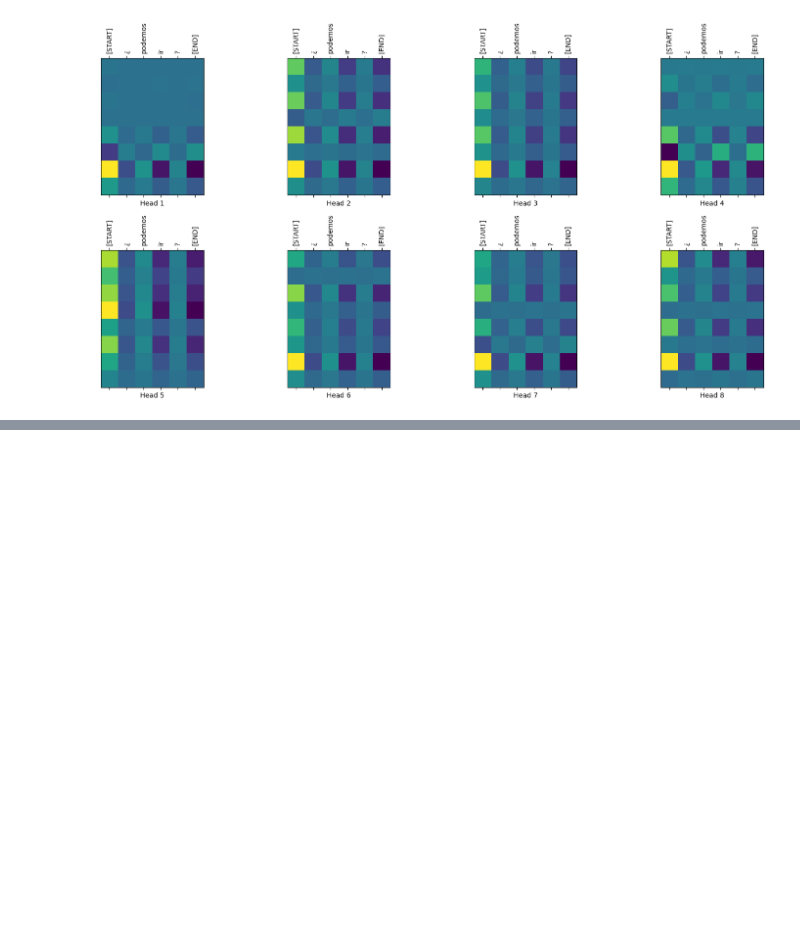
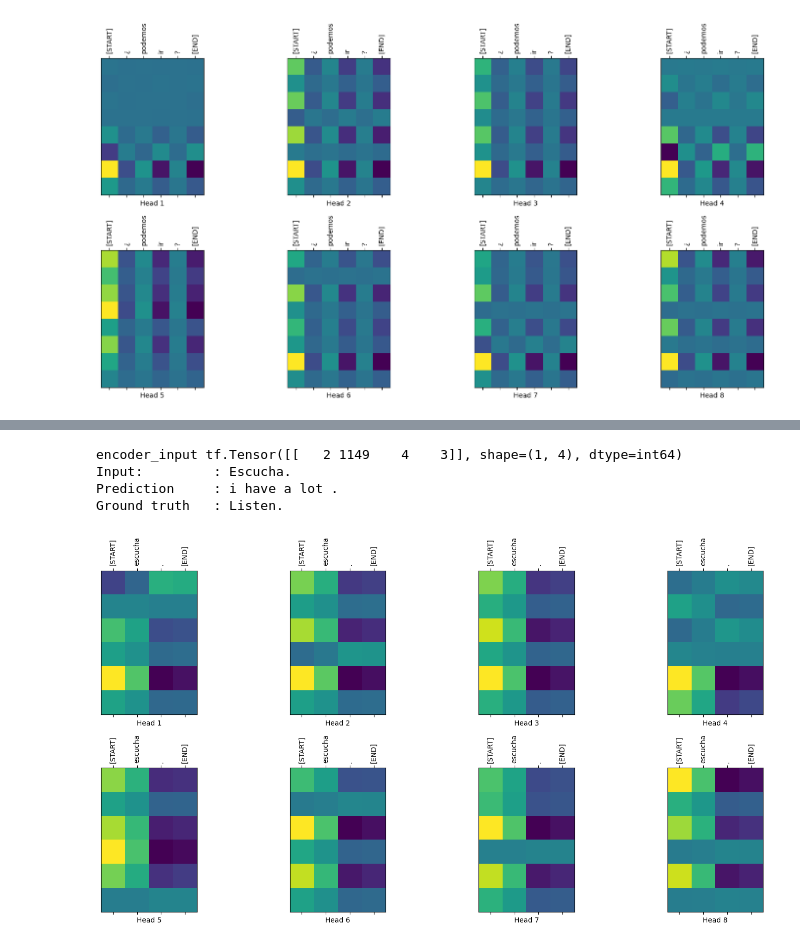
Before and after one commit to marquinamaria/UCB_MDSv4_ML, a Jupyter notebook: Proyecto Final/Proyecto_Final - NLP Attention is all you need/MDSv4_ML_PFinal_NLP_Attention_is_all_you_need.ipynb, the cells around one changed output, grey strips where cells are left out. Drawn from its saved outputs; the diff is of its cells as text; code cells hidden in the pictures; blank space fills up the shorter version.

```diff
--- a/Proyecto Final/Proyecto_Final - NLP Attention is all you need/MDSv4_ML_PFinal_NLP_Attention_is_all_you_need.ipynb
+++ b/Proyecto Final/Proyecto_Final - NLP Attention is all you need/MDSv4_ML_PFinal_NLP_Attention_is_all_you_need.ipynb
@@ -1015,0 +1033,13 @@ Ground truth   : Can we go?
+# %%
+sentence = 'Escucha.'
+ground_truth = 'Listen.'
+
+translated_text, translated_tokens, attention_weights = translator(tf.constant([sentence]))
+print_translation(sentence, translated_text, ground_truth)
+plot_attention_weights(sentence, translated_tokens, attention_weights[0])
+# %% [output]
+encoder_input tf.Tensor([[   2 1149    4    3]], shape=(1, 4), dtype=int64)
+Input:         : Escucha.
+Prediction     : i have a lot .
+Ground truth   : Listen.
+[figure, added]
```
Also changed, not shown: parts of 3 cells of this notebook.
